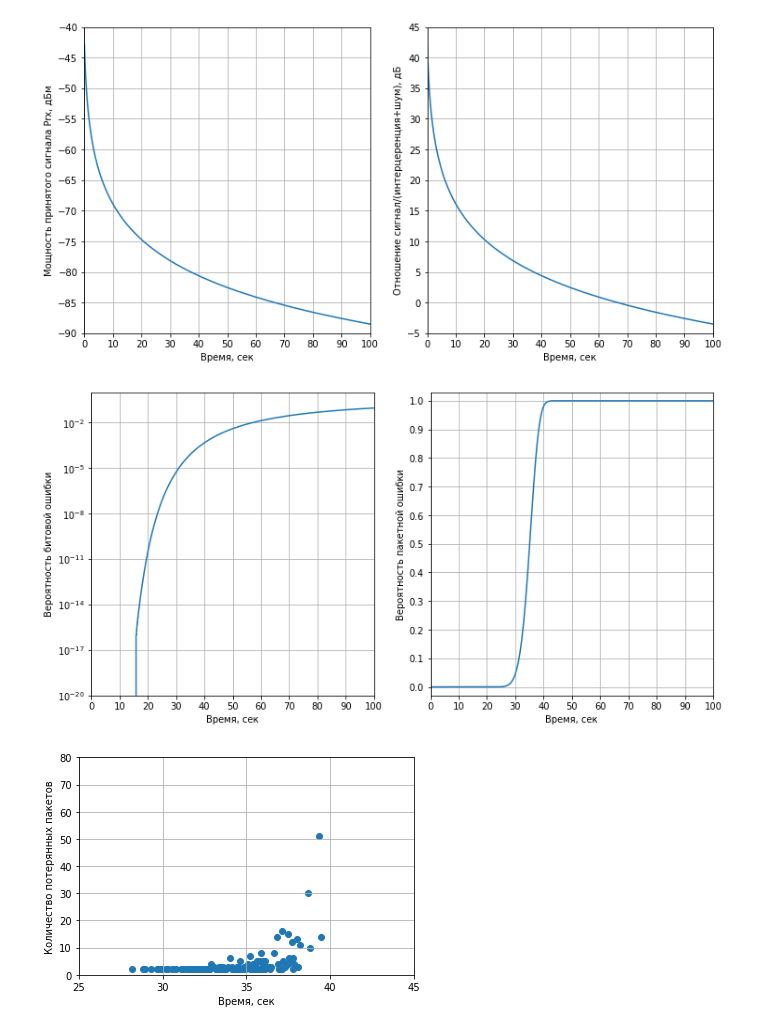
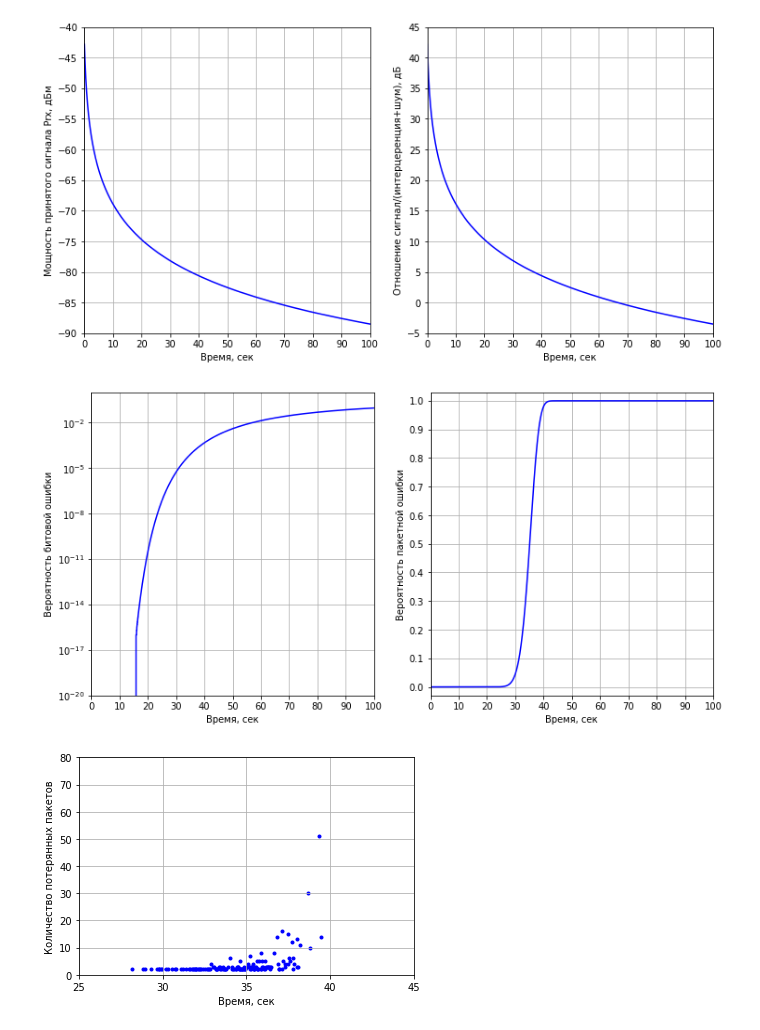
Before and after one commit to bringmetohappiness/IU3-Wireless-Technologies-in-Information-Systems, a Jupyter notebook: Lab1/default plots.ipynb, the cells around one changed output. Saved outputs shown, nothing was run; the diff lists cells and outputs as text; code cells hidden in the pictures.

```diff
--- a/Lab1/default plots.ipynb
+++ b/Lab1/default plots.ipynb
@@ -34,7 +34,7 @@ y_ticks_1 = [-40, -45, -50, -55, -60, -65, -70, -75, -80, -85, -90]
 y_ticks_2 = [45, 40, 35, 30, 25, 20, 15, 10, 5, 0, -5]
 
 fig, axes = plt.subplots(1, 2, figsize=(12, 6))
-axes[0].plot(times_1, reception_powers)
+axes[0].plot(times_1, reception_powers, color='blue')
 axes[0].grid(True)
 axes[0].set_xlim(0, 100)
 axes[0].set_ylim(-90, -40)
@@ -43,7 +43,7 @@ axes[0].set_yticks(y_ticks_1)
 axes[0].set_xlabel('Время, сек')
 axes[0].set_ylabel('Мощность принятого сигнала Prx, дБм')
 
-axes[1].plot(times_2, Snirs)
+axes[1].plot(times_2, Snirs, color='blue')
 axes[1].grid(True)
 axes[1].set_xlim(0, 100)
 axes[1].set_ylim(-5, 45)
@@ -54,7 +54,7 @@ axes[1].set_ylabel('Отношение сигнал/(интерцеренция+
 
 plt.show()
 # %% [output]
-[figure, old version]
+[figure, new version]
 # %%
 bit_error_rate_df = pd.read_csv(BIT_ERROR_RATE_PATH, header=None)
 times_1 = bit_error_rate_df[0]
@@ -68,7 +68,7 @@ x_ticks = [0, 10, 20, 30, 40, 50, 60, 70, 80, 90, 100]
 y_ticks_2 = [0, 0.1, 0.2, 0.3, 0.4, 0.5, 0.6, 0.7, 0.8, 0.9, 1]
 
 fig, axes = plt.subplots(1, 2, figsize=(12, 6))
-axes[0].plot(times_1, bit_error_rates)
+axes[0].plot(times_1, bit_error_rates, color='blue')
 axes[0].grid(True)
 axes[0].set_xlim(0, 100)
 axes[0].set_ylim(1e-20, 1e0)
@@ -77,7 +77,7 @@ axes[0].set_yscale('log')
 axes[0].set_xlabel('Время, сек')
 axes[0].set_ylabel('Вероятность битовой ошибки')
 
-axes[1].plot(times_2, packer_error_rates)
+axes[1].plot(times_2, packer_error_rates, color='blue')
 axes[1].grid(True)
 axes[1].set_xlim(0, 100)
 axes[1].set_ylim(-0.03, 1.03)
@@ -88,33 +88,37 @@ axes[1].set_ylabel('Вероятность пакетной ошибки')
 
 plt.show()
 # %% [output]
-[figure, old version]
+[figure, new version]
+# %%
+def num_lost_packets(times, packet_ids):
+    new_times = []
+    numbers_of_lost_packets = []
+    for i in range(1, len(packet_ids) - 2):
+        number_of_lost_packets = packet_ids[i] - packet_ids[i - 1]
+        if number_of_lost_packets != 1:
+            new_times.append(times[i])
+            numbers_of_lost_packets.append(number_of_lost_packets)
+    return new_times, numbers_of_lost_packets
 # %%
 recived_packet_seq_no_df = pd.read_csv(RCVD_PK_SEQ_NO_PATH, header=None)
 times = recived_packet_seq_no_df[0]
 packet_ids = recived_packet_seq_no_df[1]
 
-new_times = []
-numbers_of_lost_packets = []
-for i in range(1, len(packet_ids) - 2):
-    number_of_lost_packets = packet_ids[i] - packet_ids[i - 1]
-    if number_of_lost_packets != 1:
-        new_times.append(times[i])
-        numbers_of_lost_packets.append(number_of_lost_packets)
+new_times, numbers_of_lost_packets = num_lost_packets(times, packet_ids)
 
 x_ticks = [25, 30, 35, 40, 45]
 y_ticks = [0, 10, 20, 30, 40, 50, 60, 70, 80]
 
 ax = plt.subplot()
-ax.scatter(new_times, numbers_of_lost_packets)
+ax.scatter(new_times, numbers_of_lost_packets, marker='.', color='blue')
 ax.grid(True)
 ax.set_xlim(25, 45)
 ax.set_ylim(0, 80)
 ax.set_xticks(x_ticks)
 ax.set_yticks(y_ticks)
 ax.set_xlabel('Время, сек')
 ax.set_ylabel('Количество потерянных пакетов')
 
 plt.show()
 # %% [output]
-[figure, old version]
+[figure, new version]
```
Also changed, not shown: 27 other files.
